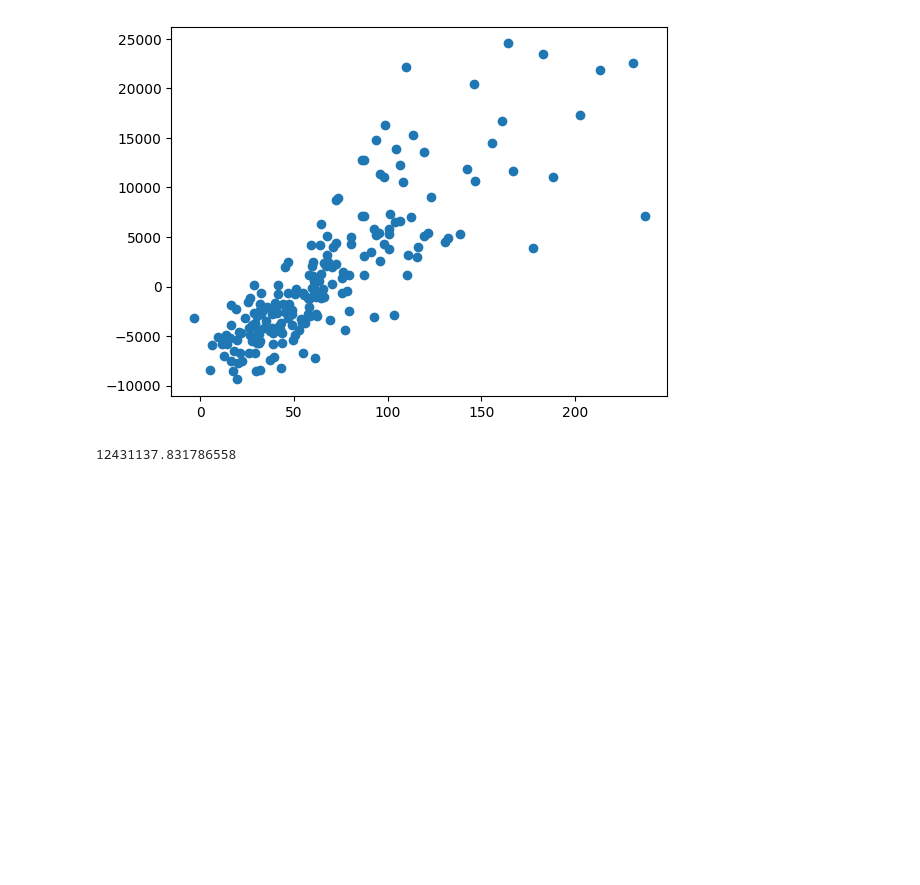
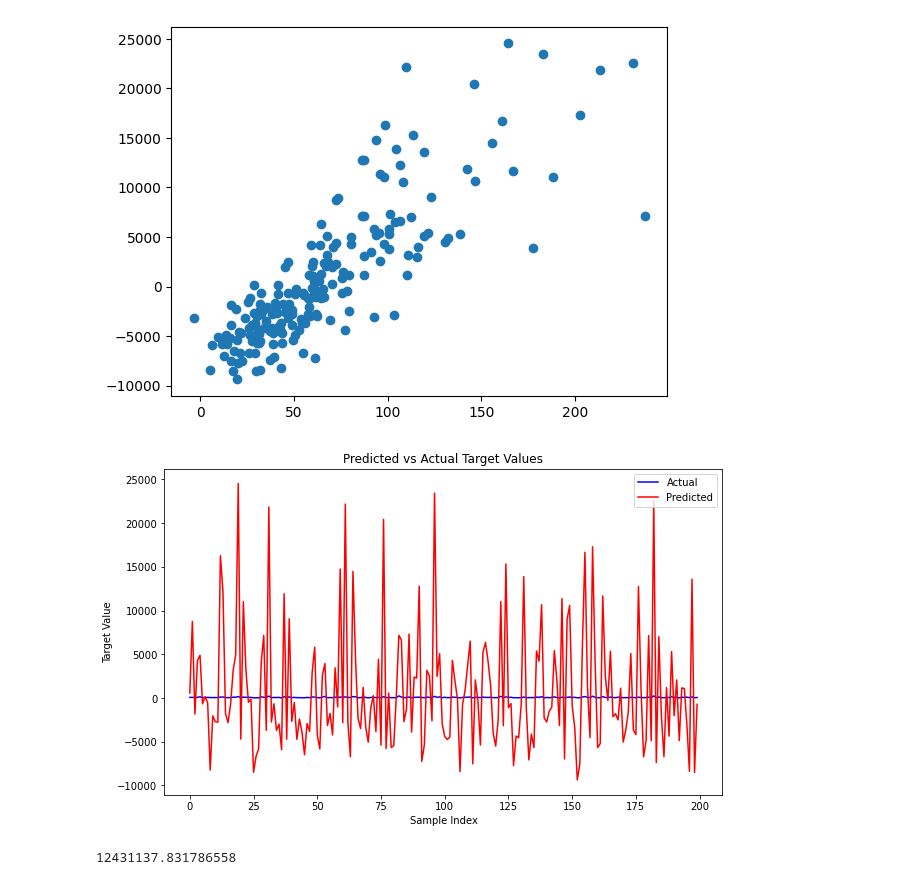
Before and after one commit to itsatefe/Machine-Learning, a Jupyter notebook: HW4/ML_HW4.ipynb, the cells around one changed output. Saved outputs shown, nothing was run; the diff lists cells and outputs as text; code cells hidden in the pictures; blank space fills up the shorter version.

```diff
--- a/HW4/ML_HW4.ipynb
+++ b/HW4/ML_HW4.ipynb
@@ -352,6 +362,11 @@ plt.scatter(val_labels, klr.predict(val_data))
 # %% [output]
 <matplotlib.collections.PathCollection at 0x...>
 [figure]
+# %%
+predicted_labels = klr.predict(val_data)
+plot_labels(val_labels,predicted_labels)
+# %% [output]
+[figure, added]
 # %%
 klr = KernelLinearRegression(kernel = 'poly')
 klr.fit(train_data, train_labels)
```
Also changed, not shown: parts of 10 cells of this notebook.
